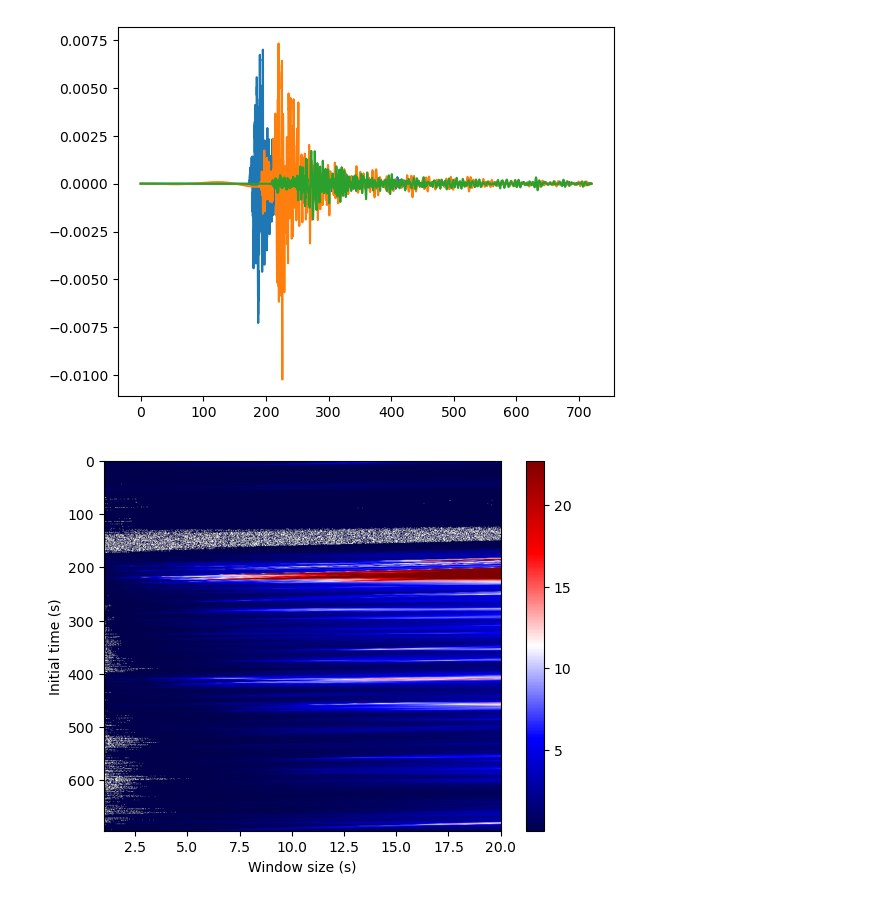
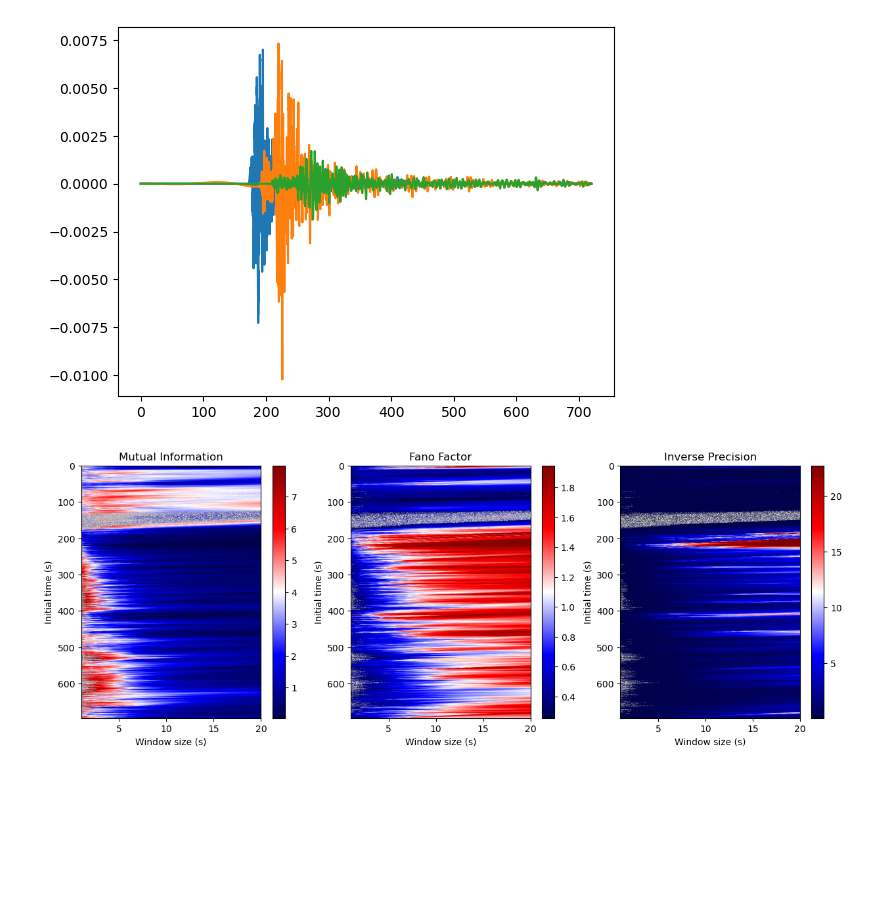
Before and after one commit to vicioms/camilla, a Jupyter notebook: earthquakes/waveforms.ipynb, the cells around one changed output. Drawn from its saved outputs; the diff is of its cells as text; code cells hidden in the pictures; blank space fills up the shorter version.

```diff
--- a/earthquakes/waveforms.ipynb
+++ b/earthquakes/waveforms.ipynb
@@ -307,8 +307,10 @@ num_stations = station_traces.shape[0]
 tau = int(5 * SR)  # 5 second lag
 window_size_min = int(1 * SR)  # 1 second window
 window_size_max = int(20 * SR)  # 10 second window
+
+all_mutuals = []
 all_fanos = []
-all_precisions = []
+all_invprecisions = []
 t0s = range(0, traces.shape[1], int(SR))
 for t0 in t0s:  # iterate over 1-second intervals
     if t0 + window_size_max + tau > traces.shape[1]:
@@ -322,11 +324,13 @@ for t0 in t0s:  # iterate over 1-second intervals
     var_mutual = np.einsum('wii->w', v_matr)
     mutual = -0.5*np.log(np.linalg.det(np.eye(num_stations)[None,:,:] - v_matr))
     fano_factor = var_mutual / mutual
-    precision = var_mutual/mutual**2
+    invprecision = var_mutual/mutual**2
+    all_mutuals.append(mutual)
     all_fanos.append(fano_factor)
-    all_precisions.append(precision)
+    all_invprecisions.append(invprecision)
+all_mutuals = np.stack(all_mutuals, axis=0)
 all_fanos = np.stack(all_fanos, axis=0)
-all_precisions = np.stack(all_precisions, axis=0)
+all_invprecisions = np.stack(all_invprecisions, axis=0)
 t0s = np.array(t0s[:len(all_fanos)])
 # %%
 plt.plot( np.arange(station_traces[0].shape[0]) / SR, station_traces[0] )
@@ -335,14 +339,29 @@ plt.plot( np.arange(station_traces[0].shape[0]) / SR, station_traces[2] )
 # %% [output]
 [<matplotlib.lines.Line2D at 0x...>]
 [figure]
-# %%
-precisions_quantiles = np.nanquantile(all_precisions.flatten(), [0.01, 0.99])
-fanos_quantiles = np.nanquantile(all_fanos.flatten(), [0.01, 0.99])
-plt.imshow( all_precisions ,  cmap='seismic', vmin=precisions_quantiles[0], vmax=precisions_quantiles[1], extent=[window_size_min/SR, window_size_max/SR, t0s[-1]/SR, t0s[0]/SR])
-plt.xlabel("Window size (s)")
-plt.ylabel("Initial time (s)")
-plt.gca().set_aspect('auto')
-plt.colorbar()
-plt.show()
-# %% [output]
-[figure, removed]
+# %%
+mutuals_quantiles = np.nanquantile(all_mutuals.flatten(), [0.001, 0.999])
+fanos_quantiles = np.nanquantile(all_fanos.flatten(), [0.001, 0.999])
+invprecisions_quantiles = np.nanquantile(all_invprecisions.flatten(), [0.01, 0.99])
+fig, axs = plt.subplots(ncols=3, figsize=(15, 5))
+im0 = axs[0].imshow( all_mutuals ,  cmap='seismic', vmin=mutuals_quantiles[0], vmax=mutuals_quantiles[1], extent=[window_size_min/SR, window_size_max/SR, t0s[-1]/SR, t0s[0]/SR])
+fig.colorbar(im0, ax=axs[0], orientation='vertical')
+axs[0].set_title("Mutual Information")
+axs[0].set_xlabel("Window size (s)")
+axs[0].set_ylabel("Initial time (s)")
+axs[0].set_aspect('auto')
+im1 = axs[1].imshow( all_fanos ,  cmap='seismic', vmin=fanos_quantiles[0], vmax=fanos_quantiles[1], extent=[window_size_min/SR, window_size_max/SR, t0s[-1]/SR, t0s[0]/SR])
+fig.colorbar(im1, ax=axs[1], orientation='vertical')
+axs[1].set_title("Fano Factor")
+axs[1].set_xlabel("Window size (s)")
+axs[1].set_ylabel("Initial time (s)")
+axs[1].set_aspect('auto')
+im2 = axs[2].imshow( all_invprecisions,  cmap='seismic', vmin=invprecisions_quantiles[0], vmax=invprecisions_quantiles[1], extent=[window_size_min/SR, window_size_max/SR, t0s[-1]/SR, t0s[0]/SR])
+fig.colorbar(im2, ax=axs[2], orientation='vertical')
+axs[2].set_title("Inverse Precision")
+axs[2].set_xlabel("Window size (s)")
+axs[2].set_ylabel("Initial time (s)")
+axs[2].set_aspect('auto')
+plt.show()
+# %% [output]
+[figure, added]
```
Also changed, not shown: 1 other file.
